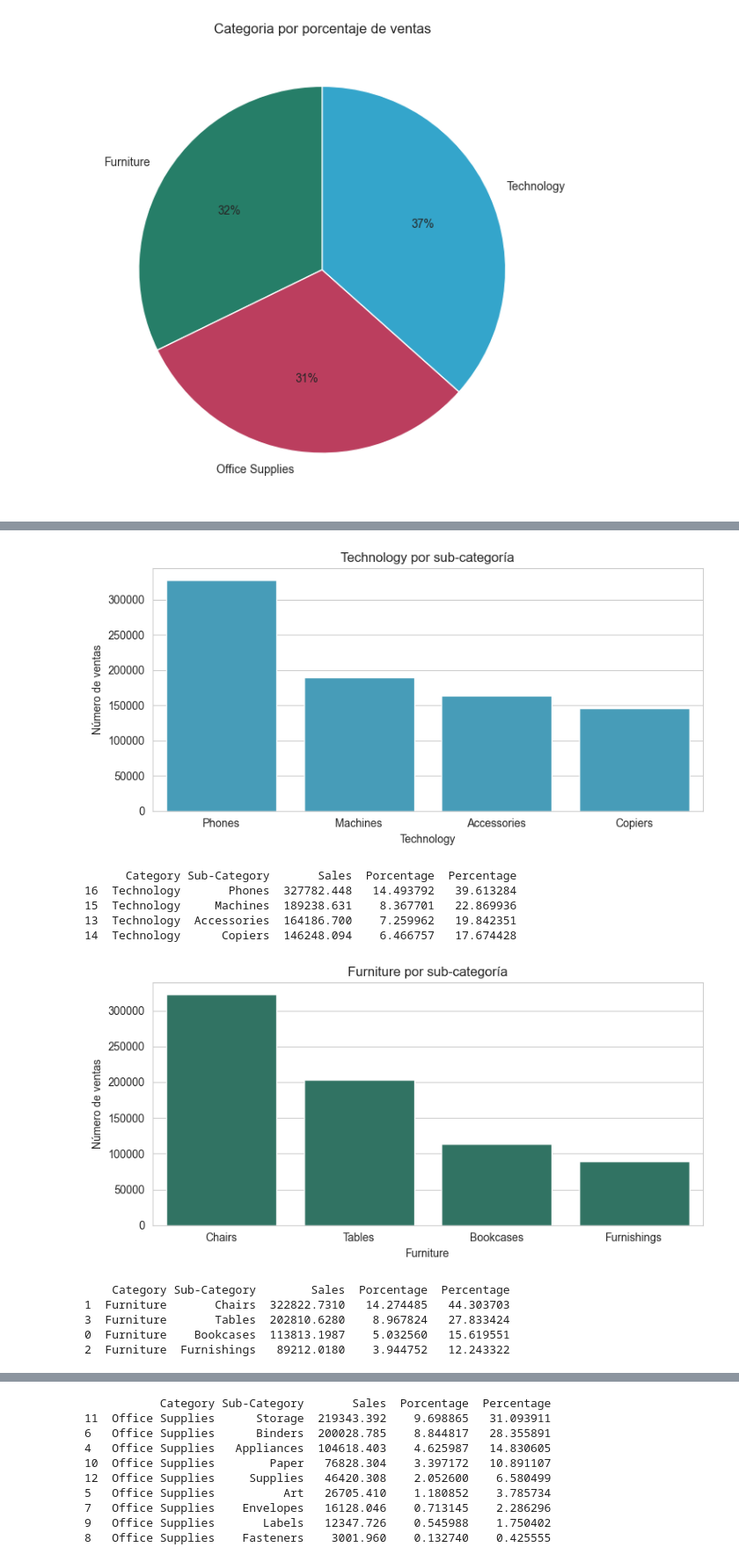
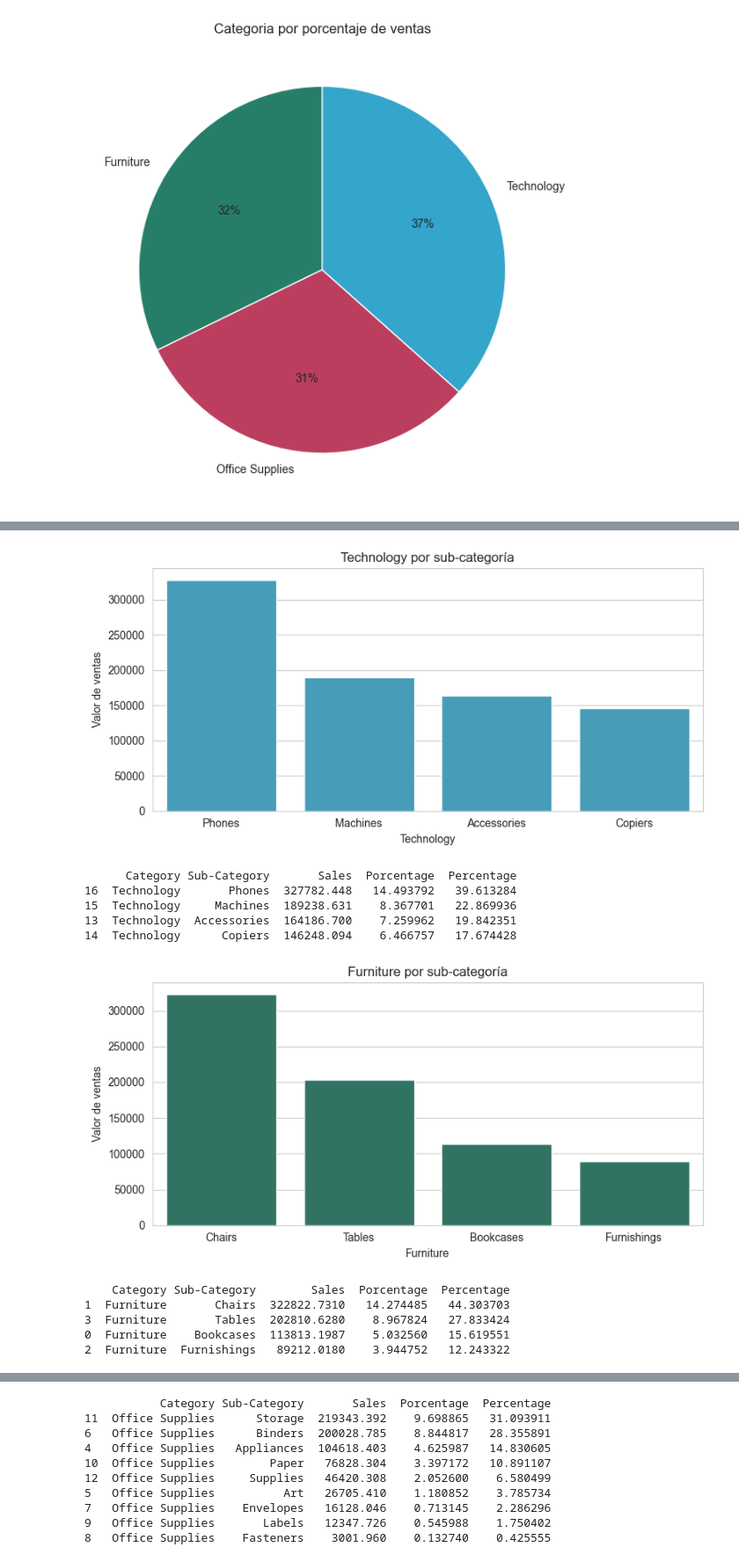
Before and after one commit to JBolaOcho/Superstore_Sales_Analysis, a Jupyter notebook: notebooks/1_EDA.ipynb, the cells around one changed output, grey strips where cells are left out. Shown: that part at 88% size. Saved outputs shown, nothing was run; the diff lists cells and outputs as text; code cells hidden in the pictures.

```diff
--- a/notebooks/1_EDA.ipynb
+++ b/notebooks/1_EDA.ipynb
@@ -238,26 +238,26 @@ print(sales_category_subcategory)
 # %%
 # Segmentamos la gráfica por tipo de categoria
 category_type_list = ["Technology", "Furniture", "Office Supplies"]
 sales_category_subcategory["Percentage"] = (sales_category_subcategory["Sales"] / sales_category_subcategory.groupby("Category")["Sales"].transform("sum")) * 100
 
 for i in category_type_list:
     category_for = sales_category_subcategory[sales_category_subcategory["Category"] == i]
     plt.figure(figsize=(8, 4))
     sns.barplot(data=category_for, y="Sales", x="Sub-Category", hue="Category", legend=False, palette=category_colors)
     plt.title(f"{i} por sub-categoría")
     plt.xlabel(i)
-    plt.ylabel("Número de ventas")
+    plt.ylabel("Valor de ventas")
     plt.tight_layout()
     plt.show()
     print(category_for)
 # %% [output]
-[figure, old version]
+[figure, new version]
       Category Sub-Category       Sales  Porcentage  Percentage
 16  Technology       Phones  327782.448   14.493792   39.613284
 15  Technology     Machines  189238.631    8.367701   22.869936
 13  Technology  Accessories  164186.700    7.259962   19.842351
 14  Technology      Copiers  146248.094    6.466757   17.674428
-[figure, old version]
+[figure, new version]
     Category Sub-Category        Sales  Porcentage  Percentage
 1  Furniture       Chairs  322822.7310   14.274485   44.303703
 3  Furniture       Tables  202810.6280    8.967824   27.833424
```
Also changed, not shown: parts of 5 cells of this notebook.
